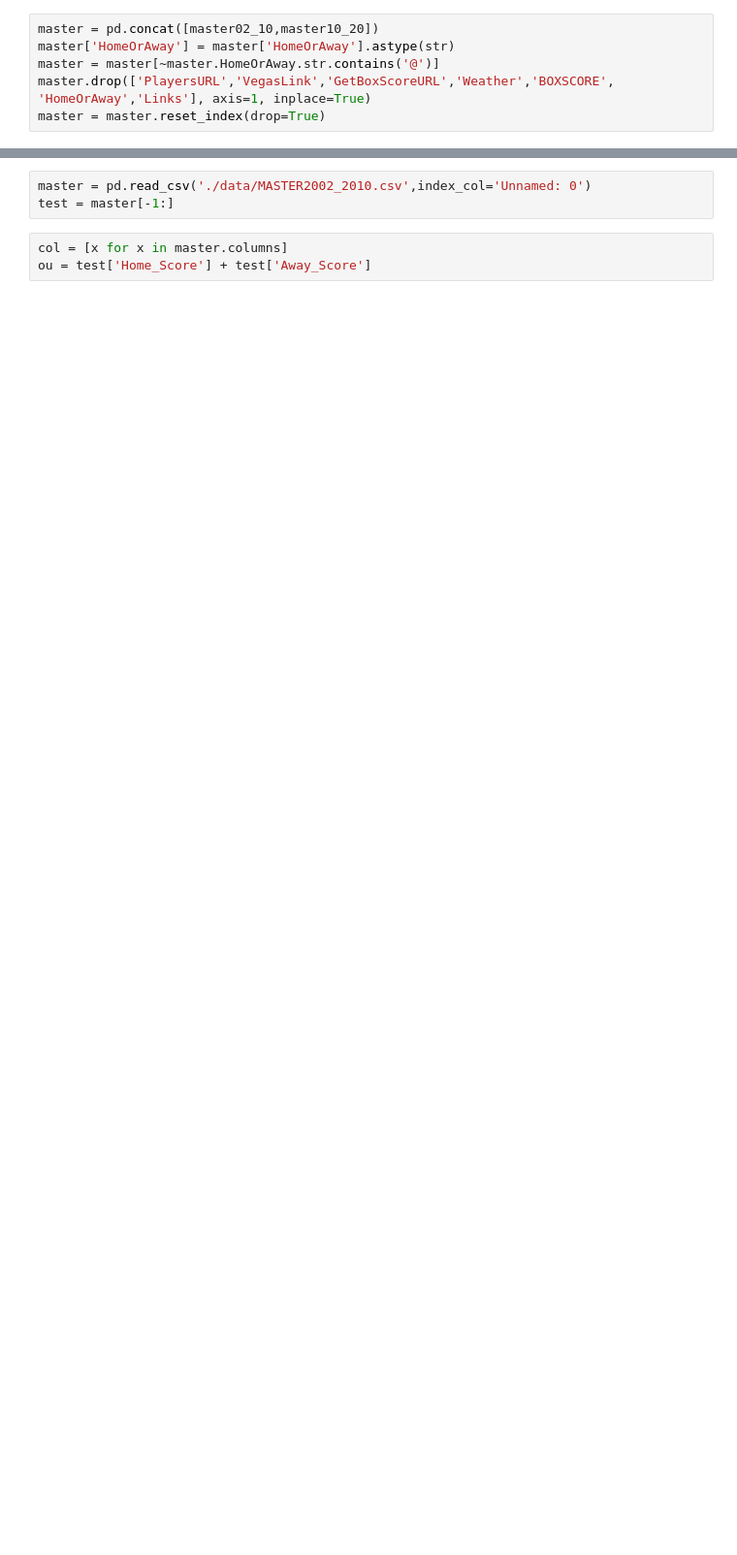
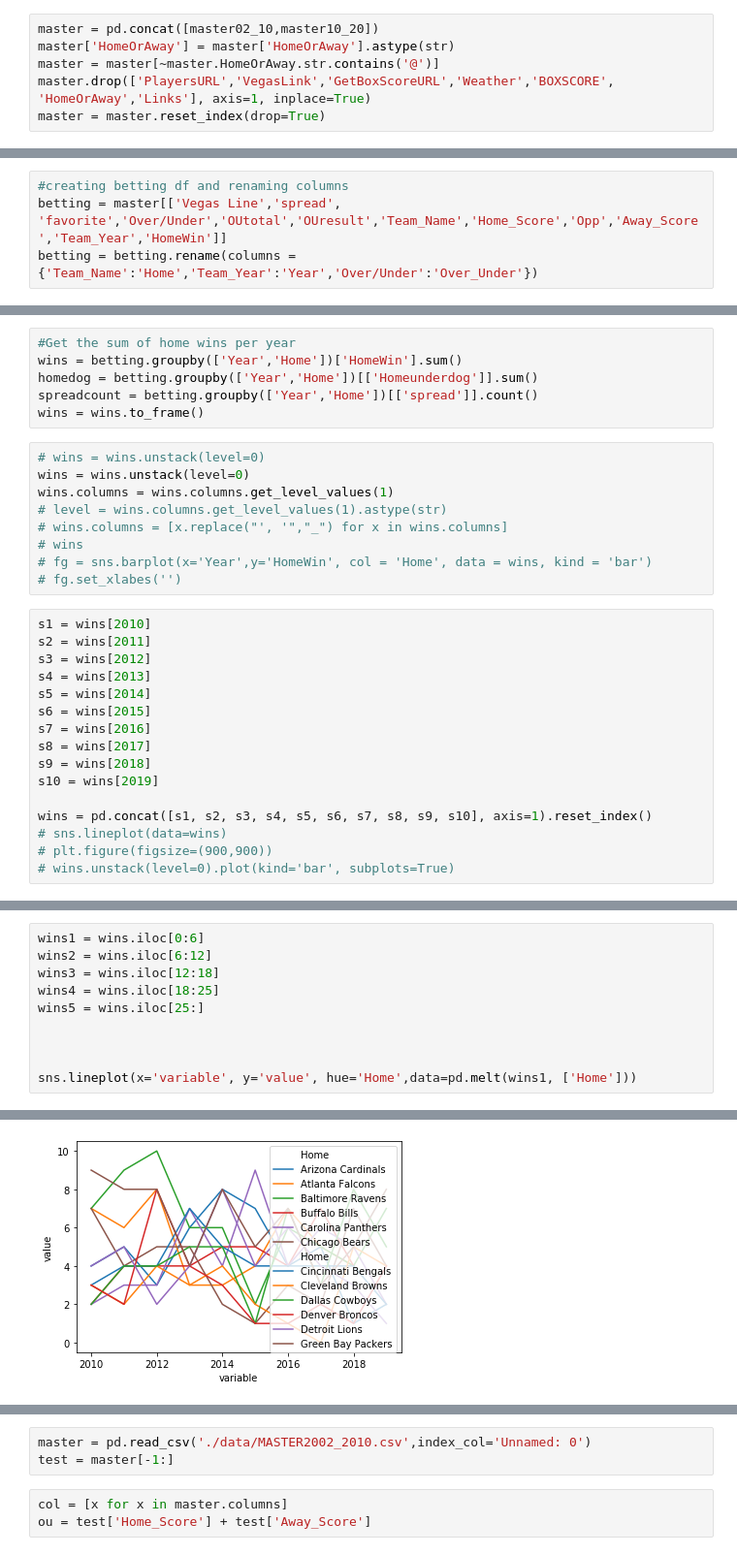
Before and after one commit to jmurray305/Swami, a Jupyter notebook: EDA.ipynb, the cells around one changed output, grey strips where cells are left out. Shown: that part at 97% size. Cells and saved outputs as stored; diff of their text form; blank space fills up the shorter version.

```diff
--- a/EDA.ipynb
+++ b/EDA.ipynb
@@ -11,0 +80,4 @@ master = master.reset_index(drop=True)
+# %%
+#creating betting df and renaming columns
+betting = master[['Vegas Line','spread', 'favorite','Over/Under','OUtotal','OUresult','Team_Name','Home_Score','Opp','Away_Score','Team_Year','HomeWin']]
+betting = betting.rename(columns = {'Team_Name':'Home','Team_Year':'Year','Over/Under':'Over_Under'})
@@ -11,0 +135,31 @@ master = master.reset_index(drop=True)
+# %%
+#Get the sum of home wins per year
+wins = betting.groupby(['Year','Home'])['HomeWin'].sum()
+homedog = betting.groupby(['Year','Home'])[['Homeunderdog']].sum()
+spreadcount = betting.groupby(['Year','Home'])[['spread']].count()
+wins = wins.to_frame()
+# %%
+# wins = wins.unstack(level=0)
+wins = wins.unstack(level=0)
+wins.columns = wins.columns.get_level_values(1)
+# level = wins.columns.get_level_values(1).astype(str)
+# wins.columns = [x.replace("', '","_") for x in wins.columns]
+# wins
+# fg = sns.barplot(x='Year',y='HomeWin', col = 'Home', data = wins, kind = 'bar')
+# fg.set_xlabes('')
+# %%
+s1 = wins[2010]
+s2 = wins[2011]
+s3 = wins[2012]
+s4 = wins[2013]
+s5 = wins[2014]
+s6 = wins[2015]
+s7 = wins[2016]
+s8 = wins[2017]
+s9 = wins[2018]
+s10 = wins[2019]
+
+wins = pd.concat([s1, s2, s3, s4, s5, s6, s7, s8, s9, s10], axis=1).reset_index()
+# sns.lineplot(data=wins)
+# plt.figure(figsize=(900,900))
+# wins.unstack(level=0).plot(kind='bar', subplots=True)
@@ -11,0 +184,11 @@ master = master.reset_index(drop=True)
+# %%
+wins1 = wins.iloc[0:6]
+wins2 = wins.iloc[6:12]
+wins3 = wins.iloc[12:18]
+wins4 = wins.iloc[18:25]
+wins5 = wins.iloc[25:]
+
+
+
+sns.lineplot(x='variable', y='value', hue='Home',data=pd.melt(wins1, ['Home']))
+# %% [output]
@@ -11,0 +196 @@ master = master.reset_index(drop=True)
+[figure, added]
```
Also changed, not shown: parts of 35 cells of this notebook.
